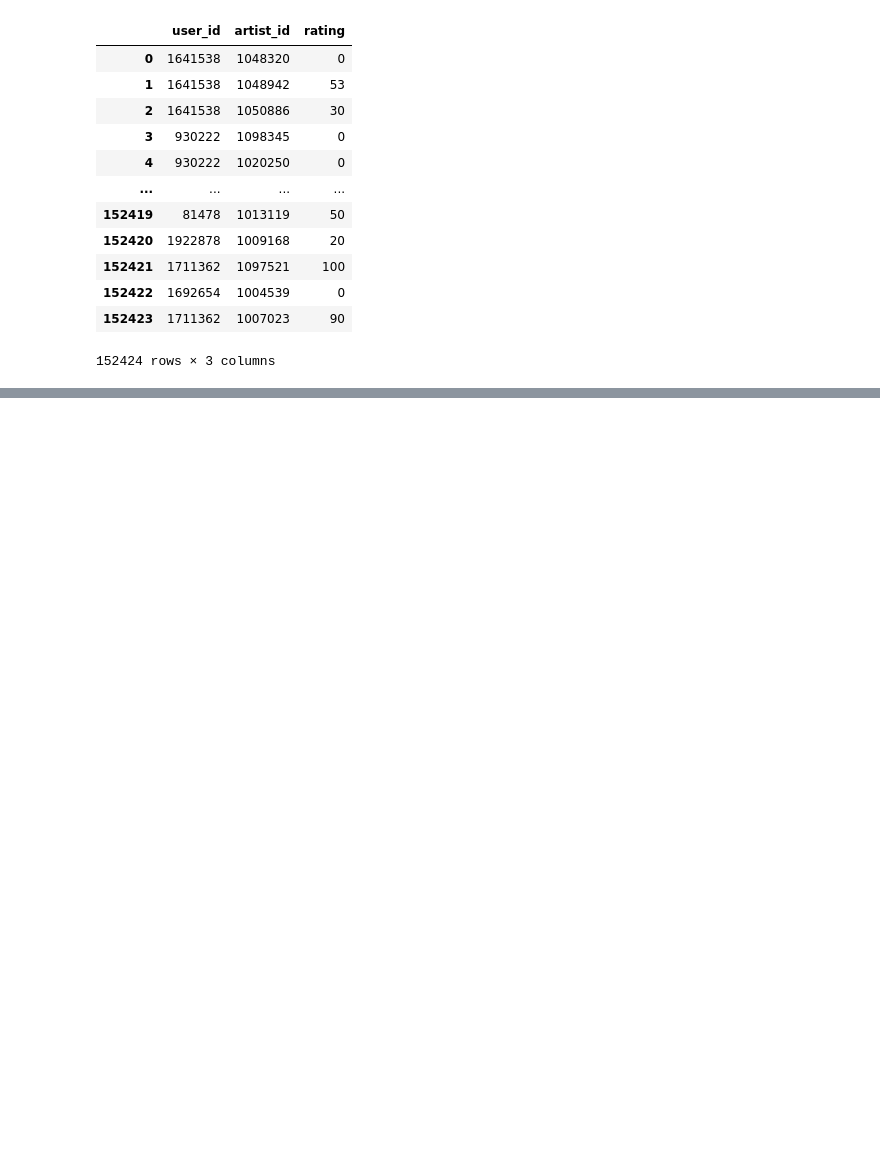
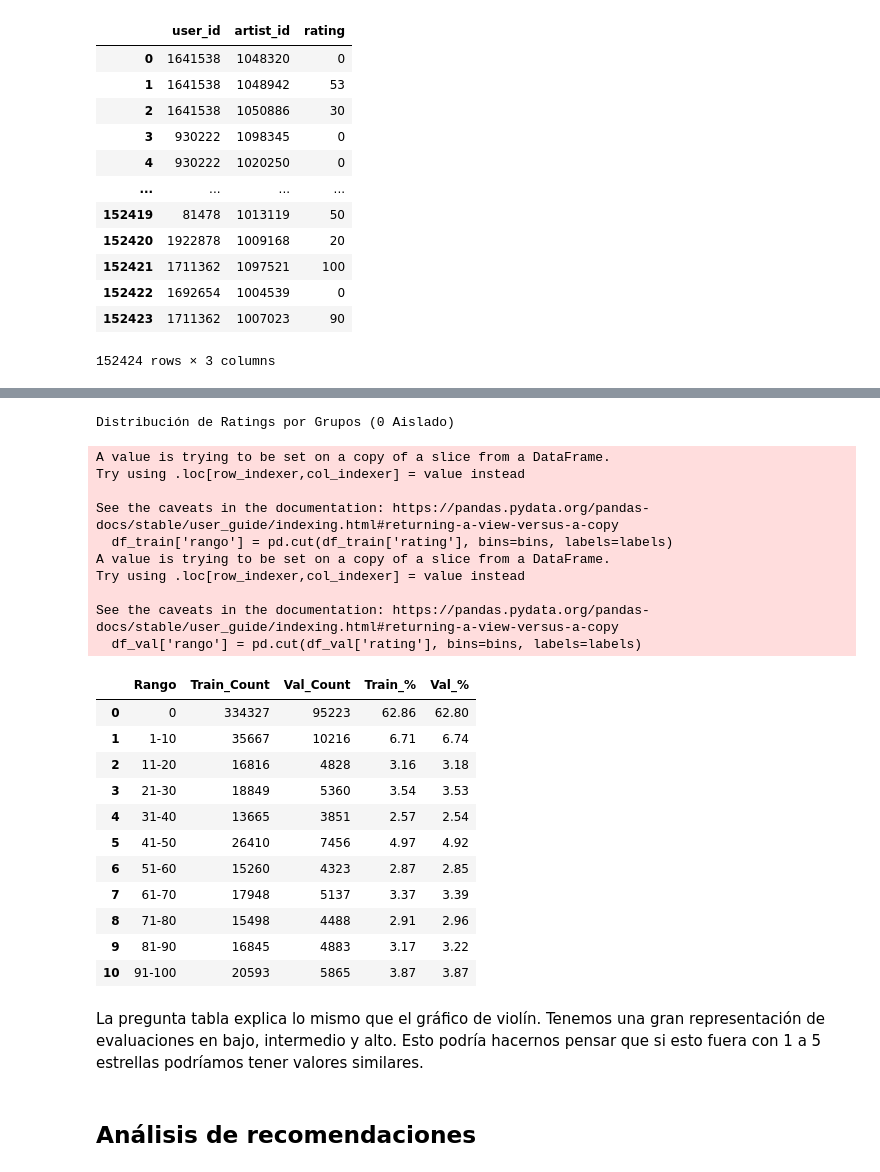
Before and after one commit to davidlealo/tarea_1_sisrec_2026, a Jupyter notebook: TAREA_1_SICREC_G26.ipynb, the cells around one changed output, grey strips where cells are left out. Saved outputs shown, nothing was run; the diff lists cells and outputs as text; code cells hidden in the pictures; blank space fills up the shorter version.

```diff
--- a/TAREA_1_SICREC_G26.ipynb
+++ b/TAREA_1_SICREC_G26.ipynb
@@ -383,0 +727,46 @@ df_val_music
+# %%
+bins = [-0.1, 0.5, 10, 20, 30, 40, 50, 60, 70, 80, 90, 100]
+labels = ['0', '1-10', '11-20', '21-30', '31-40', '41-50', '51-60', '61-70', '71-80', '81-90', '91-100']
+
+df_train['rango'] = pd.cut(df_train['rating'], bins=bins, labels=labels)
+res_train = df_train['rango'].value_counts().sort_index().reset_index()
+res_train.columns = ['Rango', 'Train_Count']
+
+df_val['rango'] = pd.cut(df_val['rating'], bins=bins, labels=labels)
+res_val = df_val['rango'].value_counts().sort_index().reset_index()
+res_val.columns = ['Rango', 'Val_Count']
+
+tabla_rangos = pd.merge(res_train, res_val, on='Rango')
+tabla_rangos['Train_%'] = (tabla_rangos['Train_Count'] / tabla_rangos['Train_Count'].sum() * 100).round(2)
+tabla_rangos['Val_%'] = (tabla_rangos['Val_Count'] / tabla_rangos['Val_Count'].sum() * 100).round(2)
+
+print("Distribución de Ratings por Grupos (0 Aislado)")
+display(tabla_rangos)
+# %% [output]
+Distribución de Ratings por Grupos (0 Aislado)
+A value is trying to be set on a copy of a slice from a DataFrame.
+Try using .loc[row_indexer,col_indexer] = value instead
+
+See the caveats in the documentation: https://pandas.pydata.org/pandas-docs/stable/user_guide/indexing.html#returning-a-view-versus-a-copy
+  df_train['rango'] = pd.cut(df_train['rating'], bins=bins, labels=labels)
+A value is trying to be set on a copy of a slice from a DataFrame.
+Try using .loc[row_indexer,col_indexer] = value instead
+
+See the caveats in the documentation: https://pandas.pydata.org/pandas-docs/stable/user_guide/indexing.html#returning-a-view-versus-a-copy
+  df_val['rango'] = pd.cut(df_val['rating'], bins=bins, labels=labels)
+|  | Rango | Train_Count | Val_Count | Train_% | Val_% |
+| 0 | 0 | 334327 | 95223 | 62.86 | 62.80 |
+| 1 | 1-10 | 35667 | 10216 | 6.71 | 6.74 |
+| 2 | 11-20 | 16816 | 4828 | 3.16 | 3.18 |
+| 3 | 21-30 | 18849 | 5360 | 3.54 | 3.53 |
+| 4 | 31-40 | 13665 | 3851 | 2.57 | 2.54 |
+| 5 | 41-50 | 26410 | 7456 | 4.97 | 4.92 |
+| 6 | 51-60 | 15260 | 4323 | 2.87 | 2.85 |
+| 7 | 61-70 | 17948 | 5137 | 3.37 | 3.39 |
+| 8 | 71-80 | 15498 | 4488 | 2.91 | 2.96 |
+| 9 | 81-90 | 16845 | 4883 | 3.17 | 3.22 |
+| 10 | 91-100 | 20593 | 5865 | 3.87 | 3.87 |
+# %% [markdown]
+La pregunta tabla explica lo mismo que el gráfico de violín. Tenemos una gran representación de evaluaciones en bajo, intermedio y alto. Esto podría hacernos pensar que si esto fuera con 1 a 5 estrellas podríamos tener valores similares.
+# %% [markdown]
+## Análisis de recomendaciones
```
Also changed, not shown: parts of 38 cells of this notebook.
